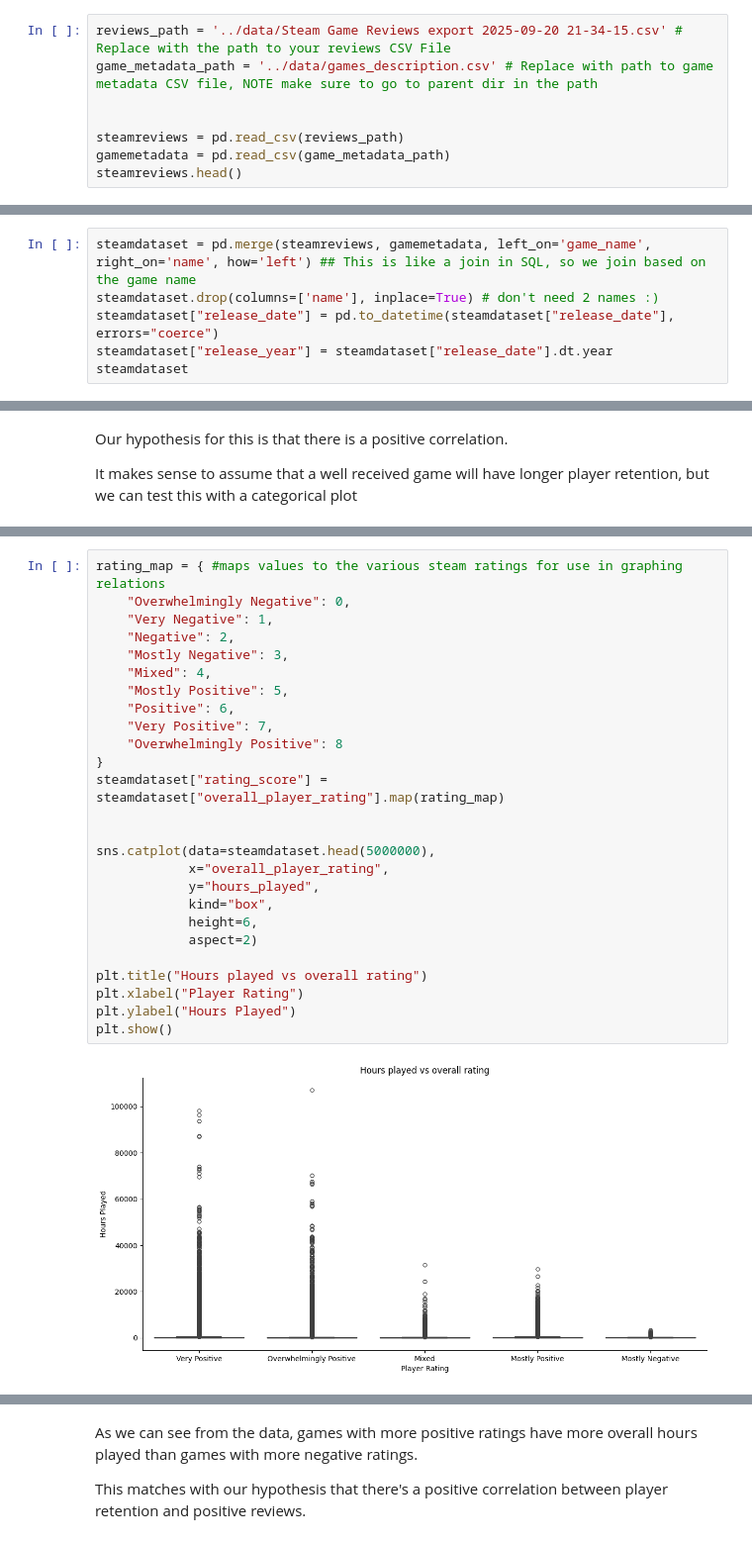
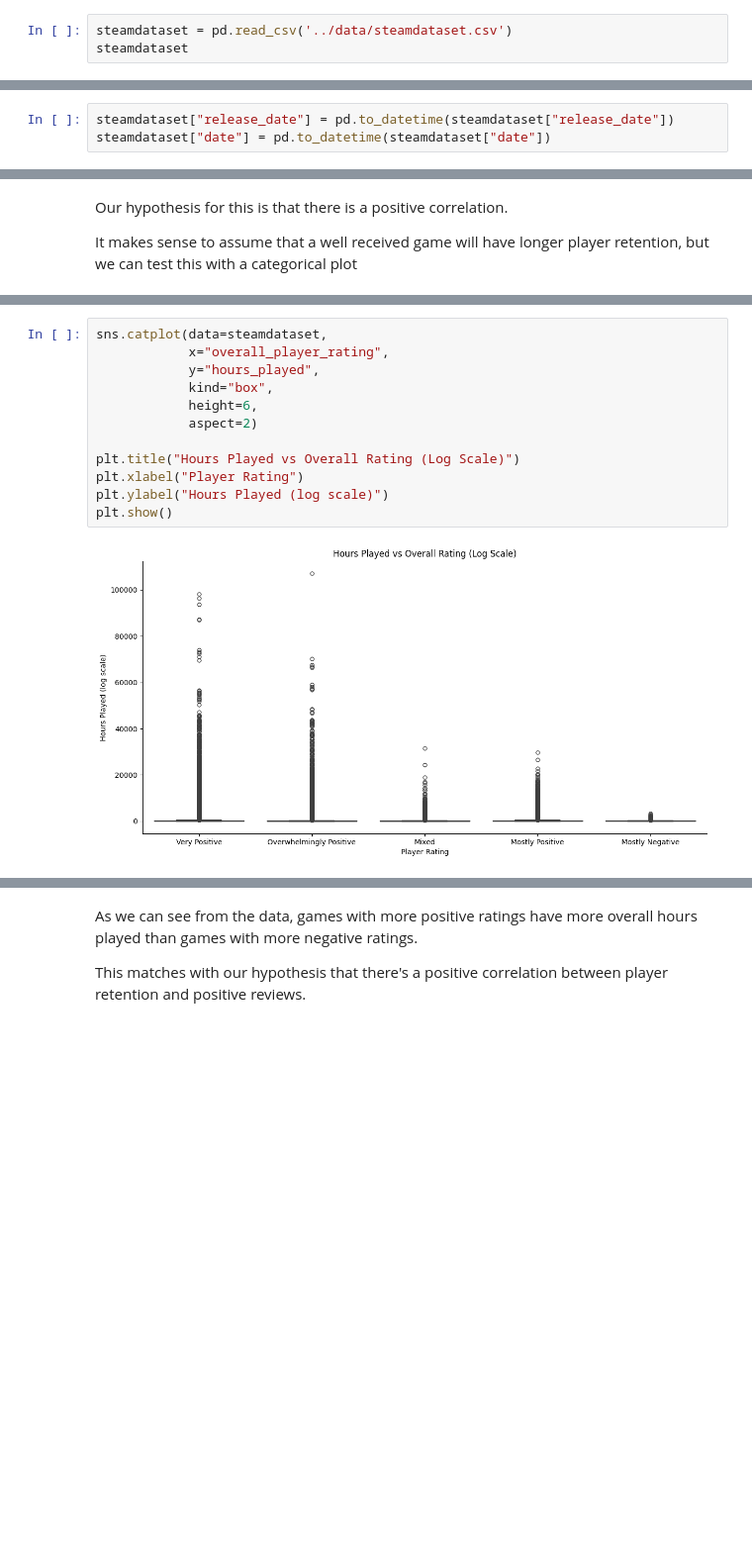
Before and after one commit to sjsu-cs133-f25/gamers-steamreviews-games, a Jupyter notebook: notebooks/02_visual_analytics.ipynb, the cells around one changed output, grey strips where cells are left out. Shown at 99% size. Drawn from its saved outputs; the diff is of its cells as text; blank space fills up the shorter version.

```diff
--- a/notebooks/02_visual_analytics.ipynb
+++ b/notebooks/02_visual_analytics.ipynb
@@ -121,9 +120,4 @@ This will load in all datasets that accompany this project. If you have not alre
 # %%
-reviews_path = '../data/Steam Game Reviews export 2025-09-20 21-34-15.csv' # Replace with the path to your reviews CSV File
-game_metadata_path = '../data/games_description.csv' # Replace with path to game metadata CSV file, NOTE make sure to go to parent dir in the path
-
-
-steamreviews = pd.read_csv(reviews_path)
-gamemetadata = pd.read_csv(game_metadata_path)
-steamreviews.head()
+steamdataset = pd.read_csv('../data/steamdataset.csv')
+steamdataset
 # %% [output]
@@ -149,6 +136,0 @@ We can combine the review dataset and game metadata dataset to enrich each revie
-# %%
-steamdataset = pd.merge(steamreviews, gamemetadata, left_on='game_name', right_on='name', how='left') ## This is like a join in SQL, so we join based on the game name
-steamdataset.drop(columns=['name'], inplace=True) # don't need 2 names :)
-steamdataset["release_date"] = pd.to_datetime(steamdataset["release_date"], errors="coerce")
-steamdataset["release_year"] = steamdataset["release_date"].dt.year
-steamdataset
@@ -169,3 +137,6 @@ steamdataset
+# %%
+steamdataset["release_date"] = pd.to_datetime(steamdataset["release_date"])
+steamdataset["date"] = pd.to_datetime(steamdataset["date"])
 # %% [markdown]
 # Hypotheses
 # %% [markdown]
@@ -178,28 +154,14 @@ It makes sense to assume that a well received game will have longer player reten
 # %%
-rating_map = { #maps values to the various steam ratings for use in graphing relations
-    "Overwhelmingly Negative": 0,
-    "Very Negative": 1,
-    "Negative": 2,
-    "Mostly Negative": 3,
-    "Mixed": 4,
-    "Mostly Positive": 5,
-    "Positive": 6,
-    "Very Positive": 7,
-    "Overwhelmingly Positive": 8
-}
-steamdataset["rating_score"] = steamdataset["overall_player_rating"].map(rating_map)
-
-
-sns.catplot(data=steamdataset.head(5000000),
+sns.catplot(data=steamdataset,
             x="overall_player_rating",
             y="hours_played",
             kind="box",
             height=6,
             aspect=2)
 
-plt.title("Hours played vs overall rating")
+plt.title("Hours Played vs Overall Rating (Log Scale)")
 plt.xlabel("Player Rating")
-plt.ylabel("Hours Played")
+plt.ylabel("Hours Played (log scale)")
 plt.show()
 # %% [output]
-[figure, old version]
+[figure, new version]
```
Also changed, not shown: parts of 13 cells of this notebook.
